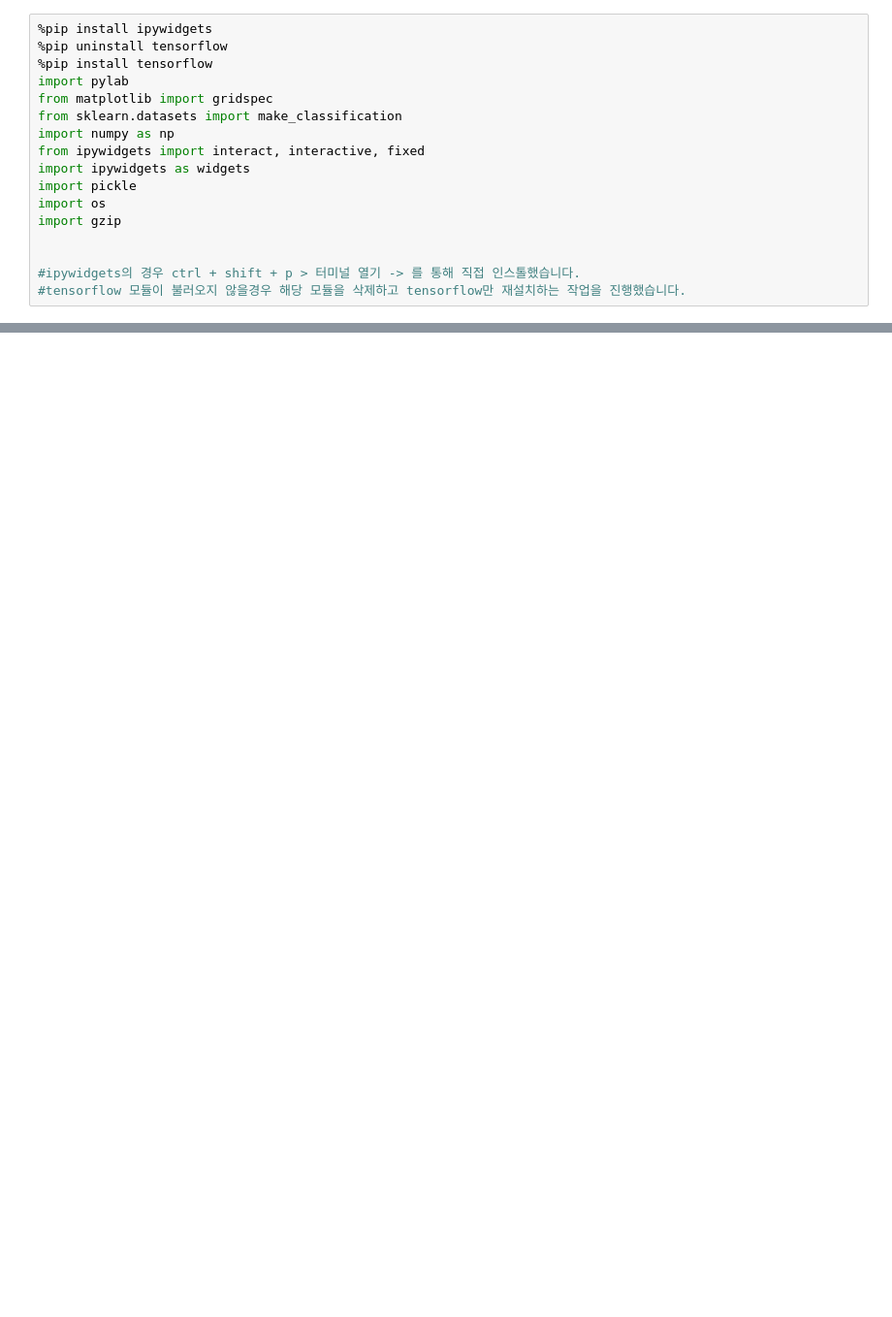
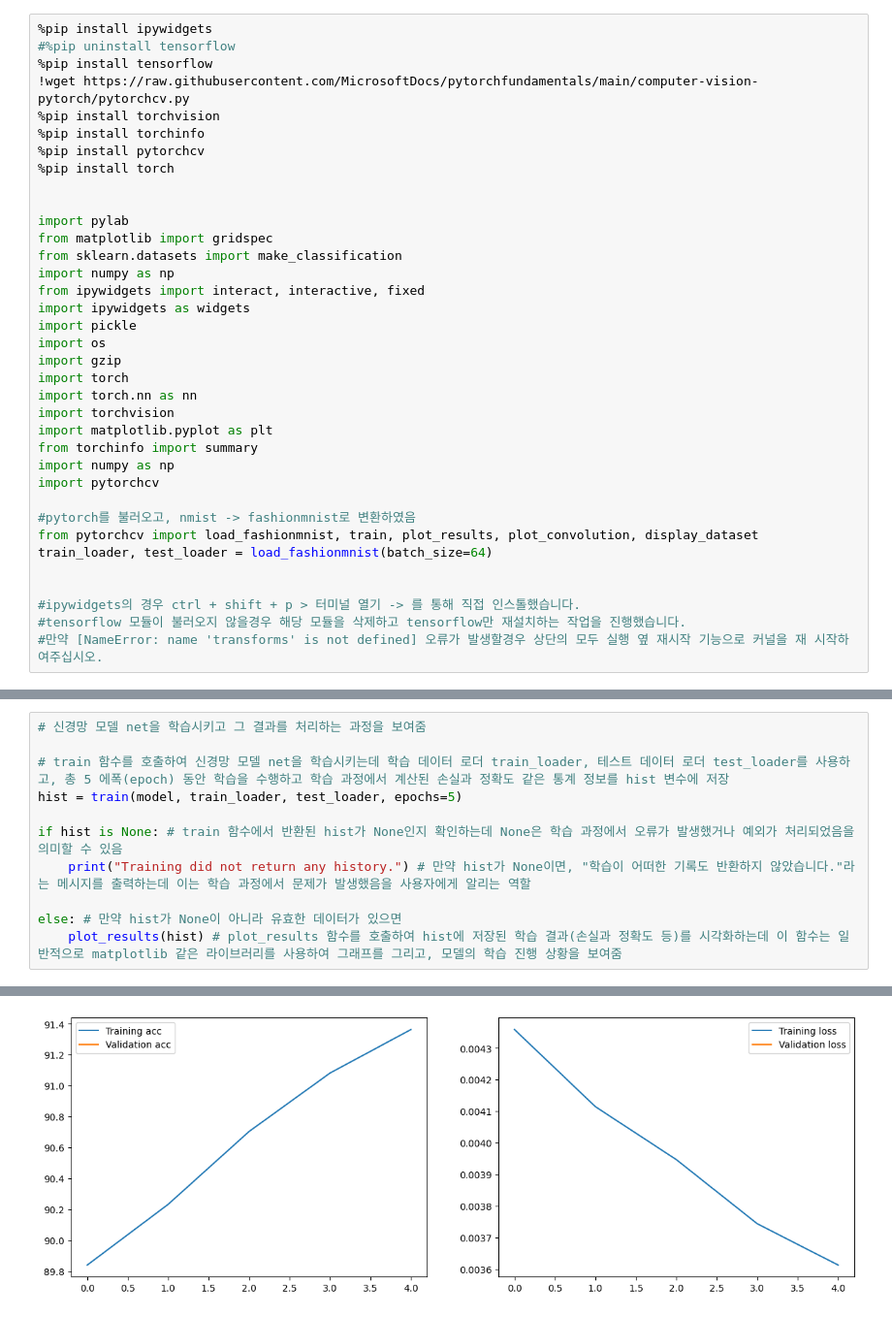
Before and after one commit to Konkuk-Univ-Glocal-Campus/introai202401-midterm-clalice, a Jupyter notebook: code.ipynb, the cells around one changed output, grey strips where cells are left out. Shown at 97% size. Cells and saved outputs as stored; diff of their text form; blank space fills up the shorter version.

```diff
--- a/code.ipynb
+++ b/code.ipynb
@@ -1,7 +3,14 @@
 # %%
 %pip install ipywidgets
-%pip uninstall tensorflow
+#%pip uninstall tensorflow
 %pip install tensorflow
+!wget https://raw.githubusercontent.com/MicrosoftDocs/pytorchfundamentals/main/computer-vision-pytorch/pytorchcv.py
+%pip install torchvision
+%pip install torchinfo
+%pip install pytorchcv
+%pip install torch
+
+
 import pylab
 from matplotlib import gridspec
 from sklearn.datasets import make_classification
@@ -11,7 +20,19 @@ import ipywidgets as widgets
 import pickle
 import os
 import gzip
+import torch
+import torch.nn as nn
+import torchvision
+import matplotlib.pyplot as plt
+from torchinfo import summary
+import numpy as np
+import pytorchcv
+
+#pytorch를 불러오고, nmist -> fashionmnist로 변환하였음
+from pytorchcv import load_fashionmnist, train, plot_results, plot_convolution, display_dataset
+train_loader, test_loader = load_fashionmnist(batch_size=64)
 
 
 #ipywidgets의 경우 ctrl + shift + p > 터미널 열기 -> 를 통해 직접 인스톨했습니다.
 #tensorflow 모듈이 불러오지 않을경우 해당 모듈을 삭제하고 tensorflow만 재설치하는 작업을 진행했습니다.
+#만약 [NameError: name 'transforms' is not defined] 오류가 발생할경우 상단의 모두 실행 옆 재시작 기능으로 커널을 재 시작하여주십시오.
@@ -187,0 +289,12 @@ for true_label, predicted_labels in misclassified_classes.items():
+# %%
+# 신경망 모델 net을 학습시키고 그 결과를 처리하는 과정을 보여줌
+
+# train 함수를 호출하여 신경망 모델 net을 학습시키는데 학습 데이터 로더 train_loader, 테스트 데이터 로더 test_loader를 사용하고, 총 5 에폭(epoch) 동안 학습을 수행하고 학습 과정에서 계산된 손실과 정확도 같은 통계 정보를 hist 변수에 저장
+hist = train(model, train_loader, test_loader, epochs=5)
+
+if hist is None: # train 함수에서 반환된 hist가 None인지 확인하는데 None은 학습 과정에서 오류가 발생했거나 예외가 처리되었음을 의미할 수 있음
+    print("Training did not return any history.") # 만약 hist가 None이면, "학습이 어떠한 기록도 반환하지 않았습니다."라는 메시지를 출력하는데 이는 학습 과정에서 문제가 발생했음을 사용자에게 알리는 역할
+
+else: # 만약 hist가 None이 아니라 유효한 데이터가 있으면
+    plot_results(hist) # plot_results 함수를 호출하여 hist에 저장된 학습 결과(손실과 정확도 등)를 시각화하는데 이 함수는 일반적으로 matplotlib 같은 라이브러리를 사용하여 그래프를 그리고, 모델의 학습 진행 상황을 보여줌
+# %% [output]
@@ -187,0 +306 @@ for true_label, predicted_labels in misclassified_classes.items():
+[figure, added]
```
Also changed, not shown: parts of 19 cells of this notebook, 10 other files.
